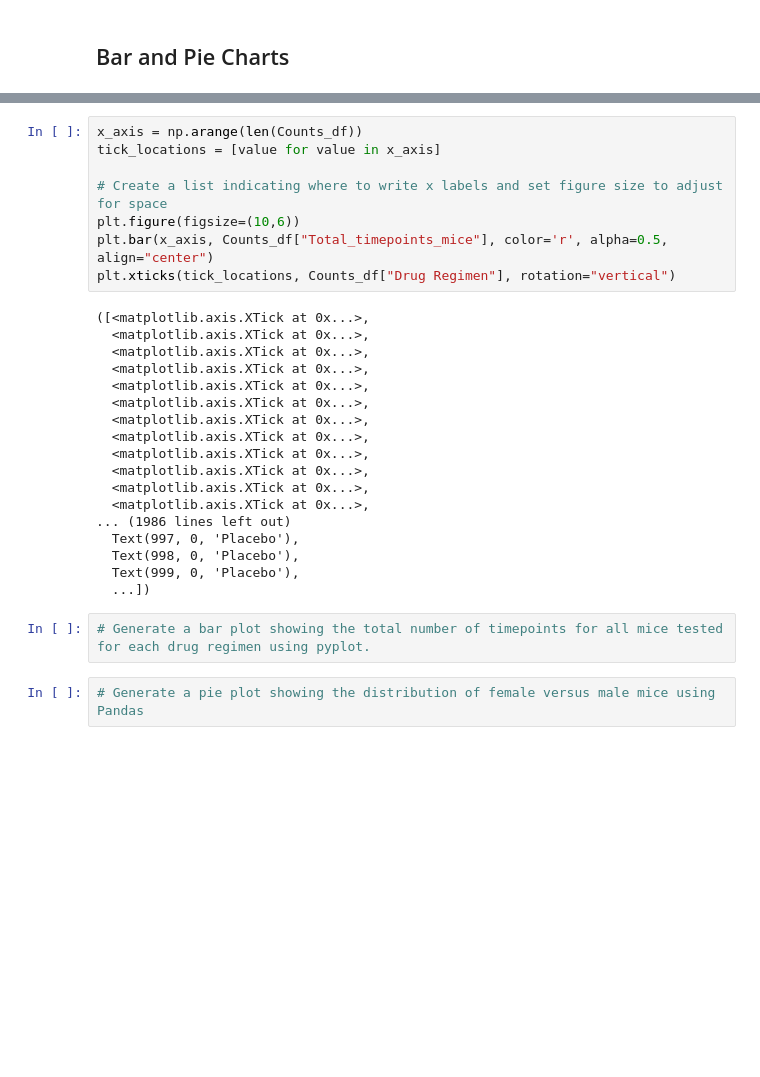
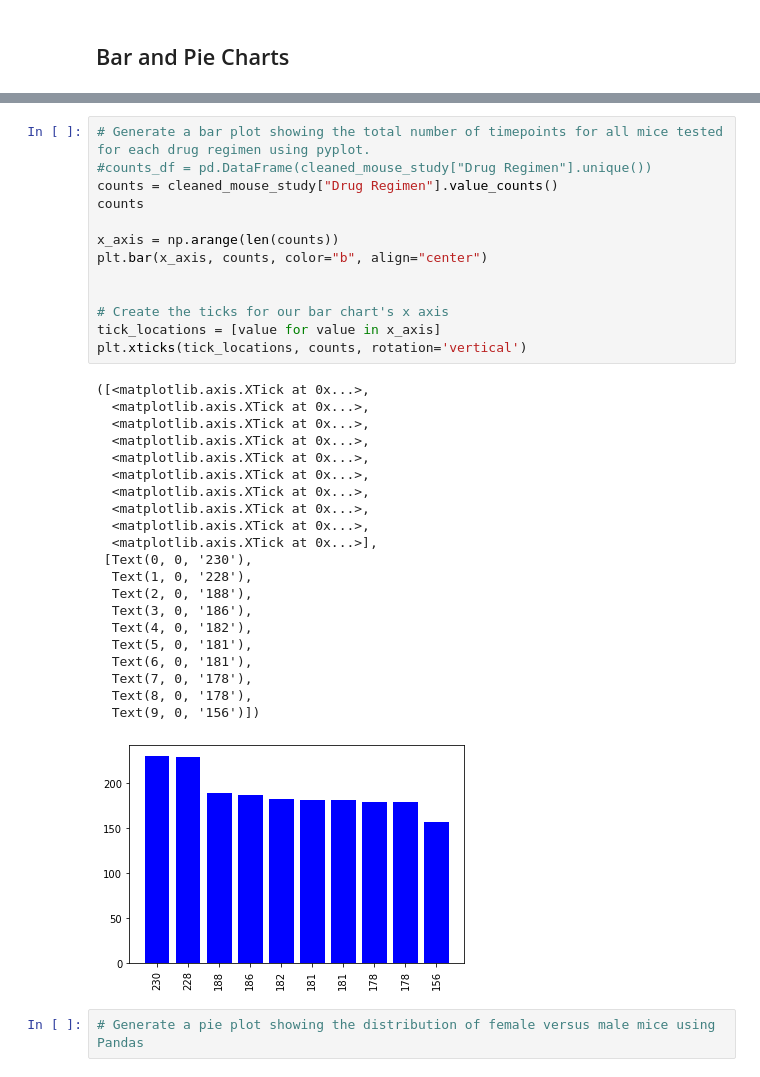
Before and after one commit to prathibha02/Matplotlib-Challenge, a Jupyter notebook: pymaceuticals.ipynb, the cells around one changed output, grey strips where cells are left out. Drawn from its saved outputs; the diff is of its cells as text; blank space fills up the shorter version.

```diff
--- a/pymaceuticals.ipynb
+++ b/pymaceuticals.ipynb
@@ -294,31 +296,38 @@ Counts_df
-# %%
-x_axis = np.arange(len(Counts_df))
-tick_locations = [value for value in x_axis]
-
-# Create a list indicating where to write x labels and set figure size to adjust for space
-plt.figure(figsize=(10,6))
-plt.bar(x_axis, Counts_df["Total_timepoints_mice"], color='r', alpha=0.5, align="center")
-plt.xticks(tick_locations, Counts_df["Drug Regimen"], rotation="vertical")
-# %% [output]
-([<matplotlib.axis.XTick at 0x...>,
-  <matplotlib.axis.XTick at 0x...>,
-  <matplotlib.axis.XTick at 0x...>,
-  <matplotlib.axis.XTick at 0x...>,
-  <matplotlib.axis.XTick at 0x...>,
-  <matplotlib.axis.XTick at 0x...>,
-  <matplotlib.axis.XTick at 0x...>,
-  <matplotlib.axis.XTick at 0x...>,
-  <matplotlib.axis.XTick at 0x...>,
-  <matplotlib.axis.XTick at 0x...>,
-  <matplotlib.axis.XTick at 0x...>,
-  <matplotlib.axis.XTick at 0x...>,
-... (1986 lines left out)
-  Text(997, 0, 'Placebo'),
-  Text(998, 0, 'Placebo'),
-  Text(999, 0, 'Placebo'),
-  ...])
 # %%
 # Generate a bar plot showing the total number of timepoints for all mice tested for each drug regimen using pyplot.
+#counts_df = pd.DataFrame(cleaned_mouse_study["Drug Regimen"].unique())
+counts = cleaned_mouse_study["Drug Regimen"].value_counts()
+counts
+
+x_axis = np.arange(len(counts))
+plt.bar(x_axis, counts, color="b", align="center")
+
+
+# Create the ticks for our bar chart's x axis
+tick_locations = [value for value in x_axis]
+plt.xticks(tick_locations, counts, rotation='vertical')
+# %% [output]
+([<matplotlib.axis.XTick at 0x...>,
+  <matplotlib.axis.XTick at 0x...>,
+  <matplotlib.axis.XTick at 0x...>,
+  <matplotlib.axis.XTick at 0x...>,
+  <matplotlib.axis.XTick at 0x...>,
+  <matplotlib.axis.XTick at 0x...>,
+  <matplotlib.axis.XTick at 0x...>,
+  <matplotlib.axis.XTick at 0x...>,
+  <matplotlib.axis.XTick at 0x...>,
+  <matplotlib.axis.XTick at 0x...>],
+ [Text(0, 0, '230'),
+  Text(1, 0, '228'),
+  Text(2, 0, '188'),
+  Text(3, 0, '186'),
+  Text(4, 0, '182'),
+  Text(5, 0, '181'),
+  Text(6, 0, '181'),
+  Text(7, 0, '178'),
+  Text(8, 0, '178'),
+  Text(9, 0, '156')])
+[figure, added]
 # %%
 # Generate a pie plot showing the distribution of female versus male mice using Pandas
 # %%
```
Also changed, not shown: parts of 1 cell of this notebook.
